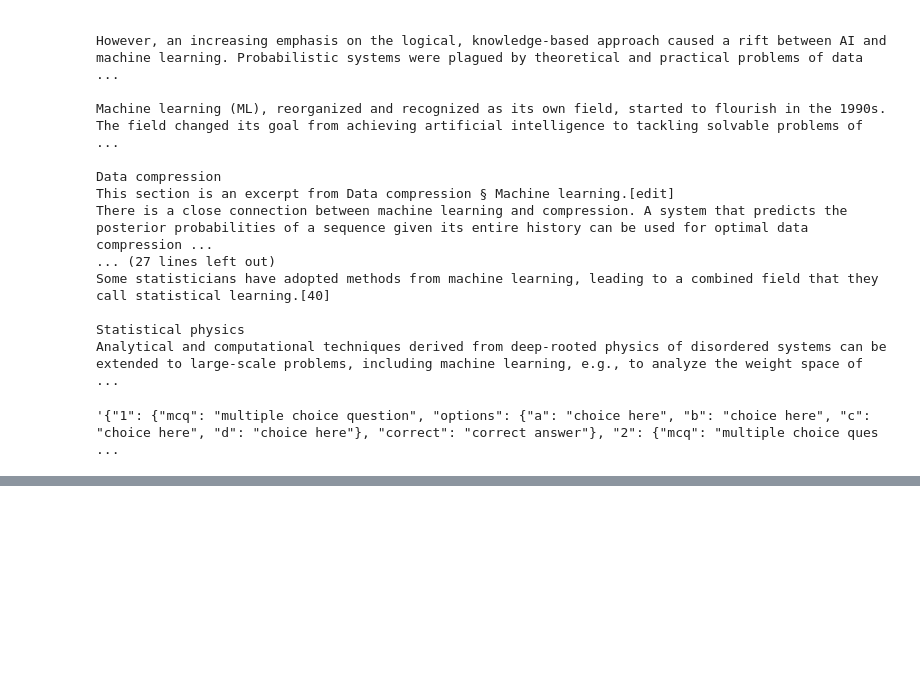
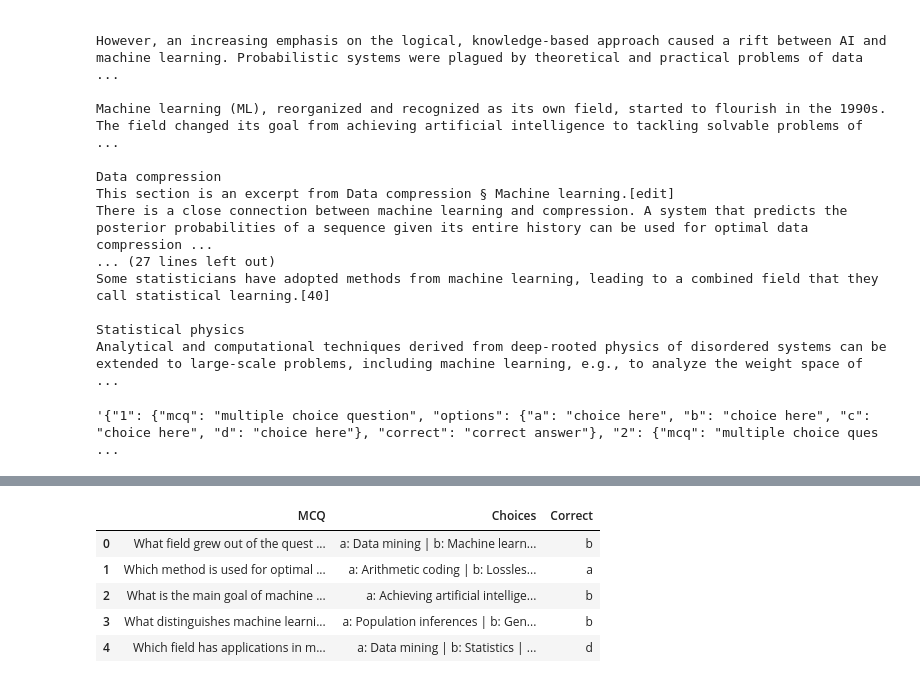
Before and after one commit to aniketbumbc/openai-practice, a Jupyter notebook: mcqgen/expriment/mcq.ipynb, the cells around one changed output, grey strips where cells are left out. Cells and saved outputs as stored; diff of their text form; code cells hidden in the pictures; blank space fills up the shorter version.

```diff
--- a/mcqgen/expriment/mcq.ipynb
+++ b/mcqgen/expriment/mcq.ipynb
@@ -122,0 +128,12 @@ json.dumps(RESPONSE_JSON)
+# %%
+#How to setup Token Usage Tracking in LangChain
+with get_openai_callback() as cb:
+    response=generate_evaluate_chain(
+        {
+            "text": TEXT,
+            "number": NUMBER,
+            "subject":SUBJECT,
+            "tone": TONE,
+            "response_json": json.dumps(RESPONSE_JSON)
+        }
+        )
@@ -122,0 +178,15 @@ json.dumps(RESPONSE_JSON)
+# %%
+quiz=response.get("quiz")
+quiz=json.loads(quiz)
+# %%
+quiz_table_data = []
+for key, value in quiz.items():
+    mcq = value["mcq"]
+    options = " | ".join(
+        [
+            f"{option}: {option_value}"
+            for option, option_value in value["options"].items()
+            ]
+        )
+    correct = value["correct"]
+    quiz_table_data.append({"MCQ": mcq, "Choices": options, "Correct": correct})
@@ -122,0 +211,11 @@ json.dumps(RESPONSE_JSON)
+# %%
+quiz=pd.DataFrame(quiz_table_data)
+# %%
+quiz
+# %% [output]
+|  | MCQ | Choices | Correct |
+| 0 | What field grew out of the quest ... | a: Data mining | b: Machine learn... | b |
+| 1 | Which method is used for optimal ... | a: Arithmetic coding | b: Lossles... | a |
+| 2 | What is the main goal of machine ... | a: Achieving artificial intellige... | b |
+| 3 | What distinguishes machine learni... | a: Population inferences | b: Gen... | b |
+| 4 | Which field has applications in m... | a: Data mining | b: Statistics | ... | d |
```
Also changed, not shown: parts of 9 cells of this notebook, 1 other file.
